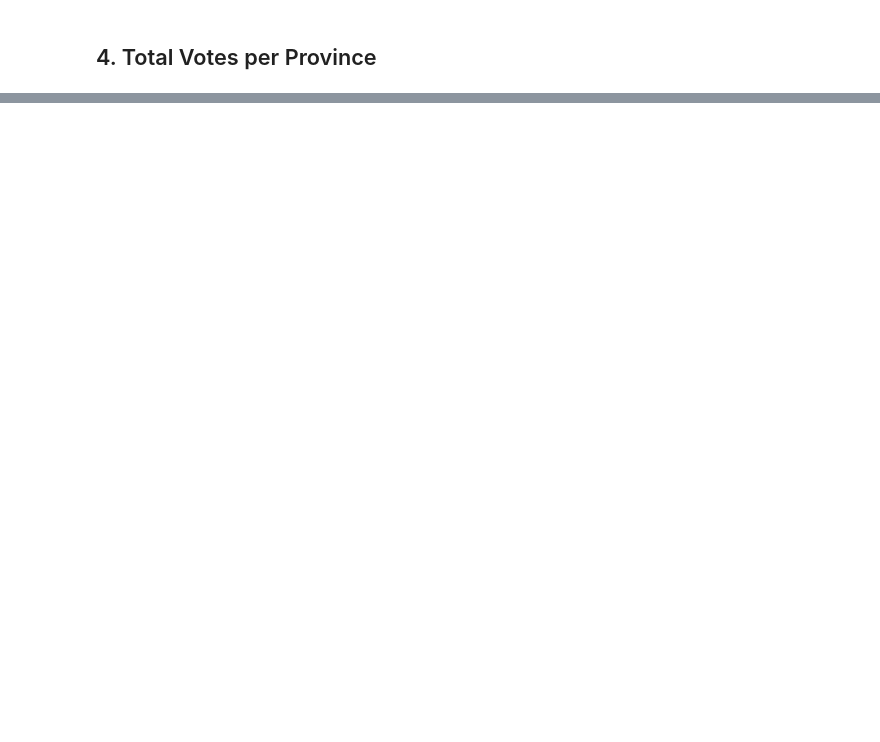
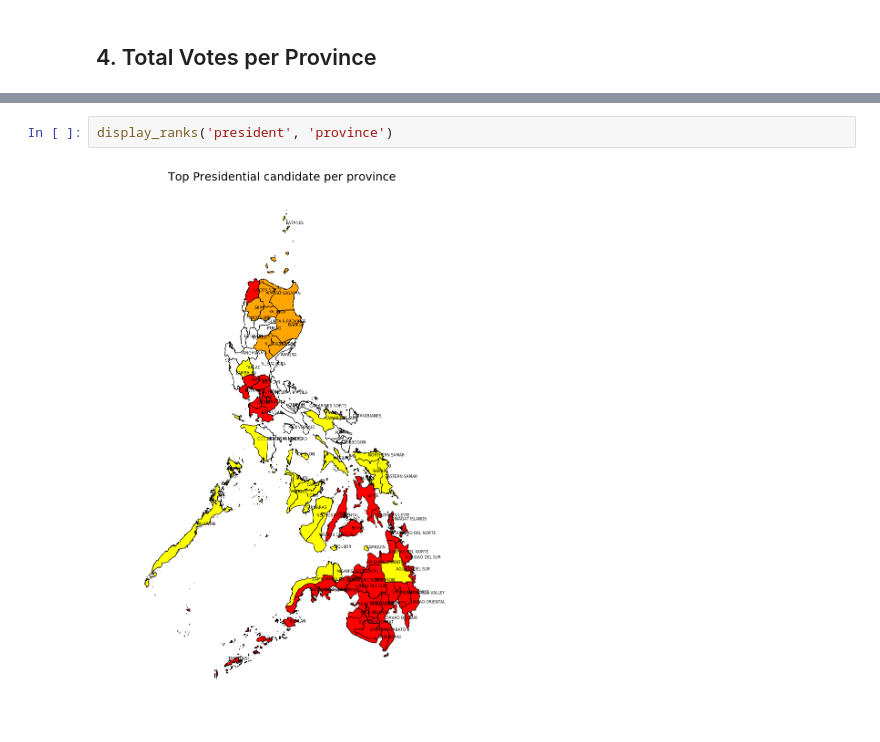
Before and after one commit to gpesleta/elections, a Jupyter notebook: PhilippineElections_Esleta.ipynb, the cells around one changed output, grey strips where cells are left out. Drawn from its saved outputs; the diff is of its cells as text; blank space fills up the shorter version.

```diff
--- a/PhilippineElections_Esleta.ipynb
+++ b/PhilippineElections_Esleta.ipynb
@@ -473,0 +772,4 @@ ax.axis('off');
+# %%
+display_ranks('president', 'province')
+# %% [output]
+[figure, added]
```
Also changed, not shown: parts of 115 cells of this notebook, 22 other files.
